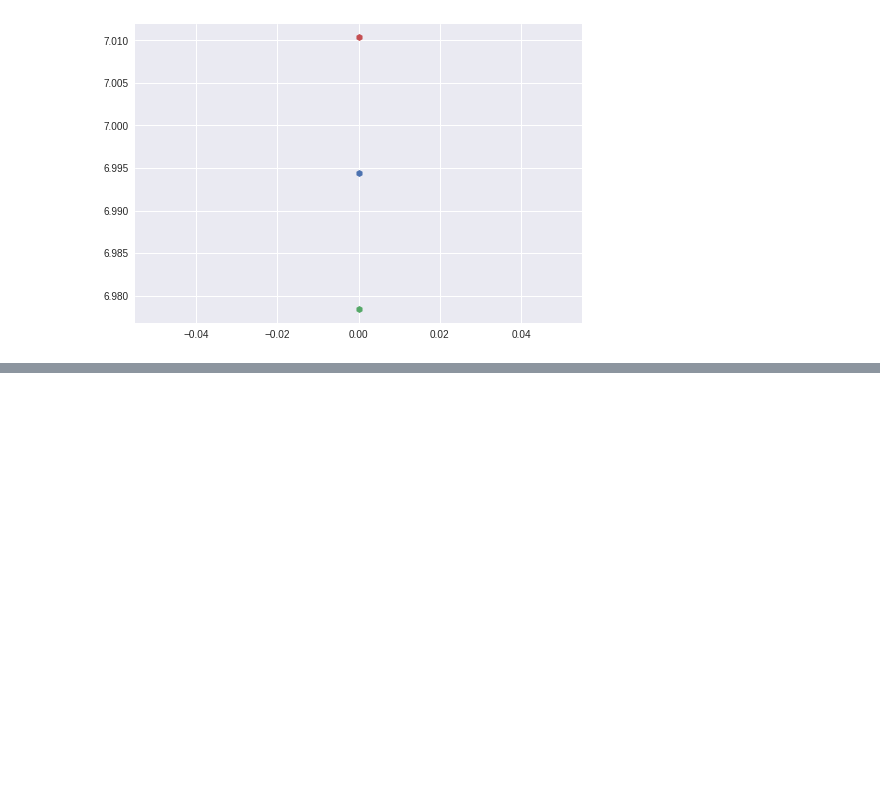
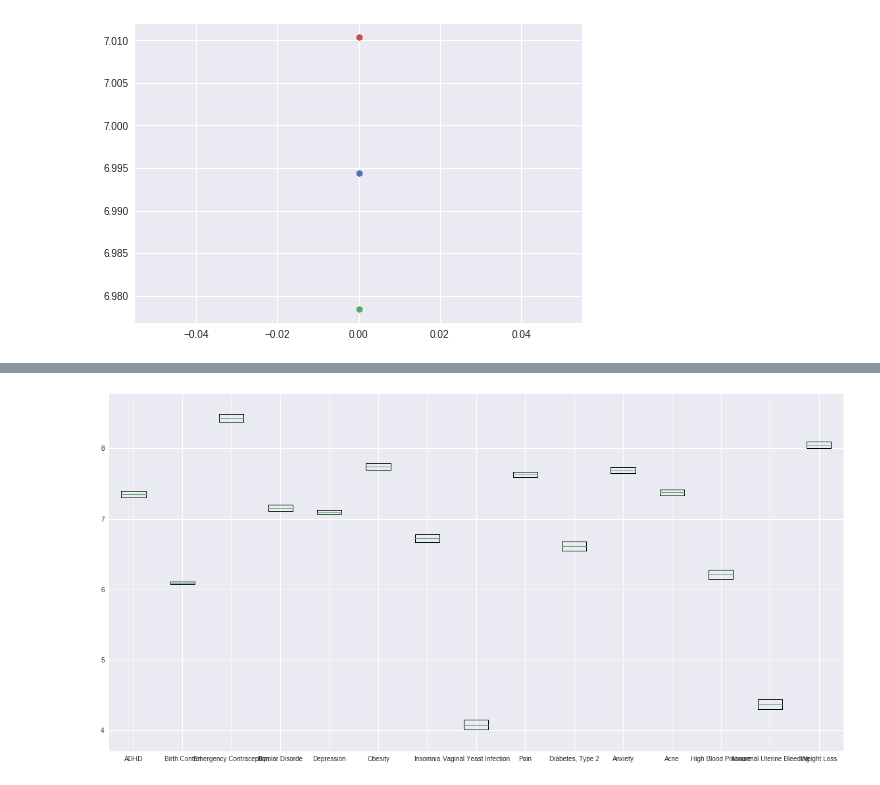
Before and after one commit to bloominstituteoftechnology/DS-Unit-1-Sprint-3-Statistical-Tests-and-Experiments, a Jupyter notebook: module2-sampling-confidence-intervals-and-hypothesis-testing/LS_DS_142_Sampling_Confidence_Intervals_and_Hypothesis_Testing.ipynb, the cells around one changed output, grey strips where cells are left out. Saved outputs shown, nothing was run; the diff lists cells and outputs as text; code cells hidden in the pictures; blank space fills up the shorter version.

```diff
--- a/module2-sampling-confidence-intervals-and-hypothesis-testing/LS_DS_142_Sampling_Confidence_Intervals_and_Hypothesis_Testing.ipynb
+++ b/module2-sampling-confidence-intervals-and-hypothesis-testing/LS_DS_142_Sampling_Confidence_Intervals_and_Hypothesis_Testing.ipynb
@@ -366,0 +337,6 @@ ratings_ci
+# %%
+condition_data = filter_data(df, 'condition', 2000)
+# %%
+plot_data(condition_data)
+# %% [output]
+[figure, added]
```
Also changed, not shown: parts of 27 cells of this notebook.
